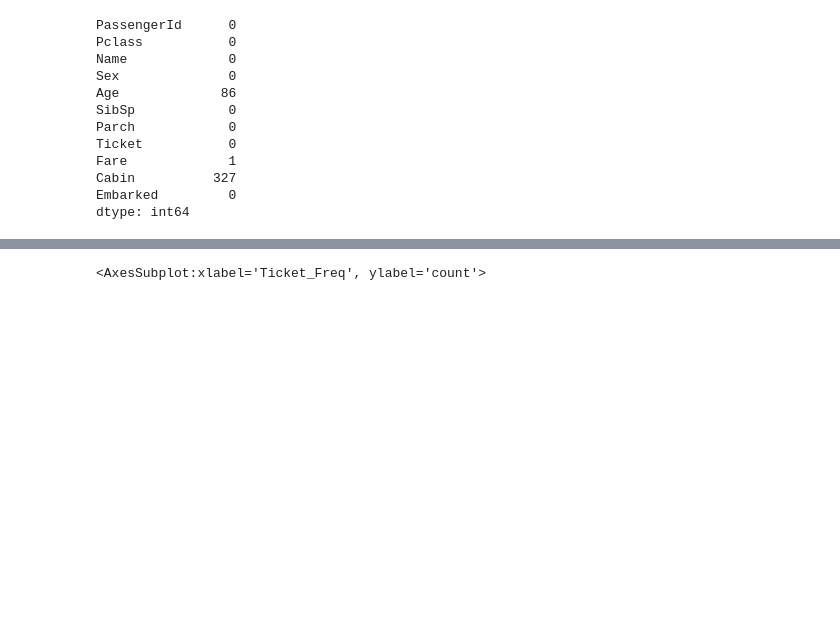
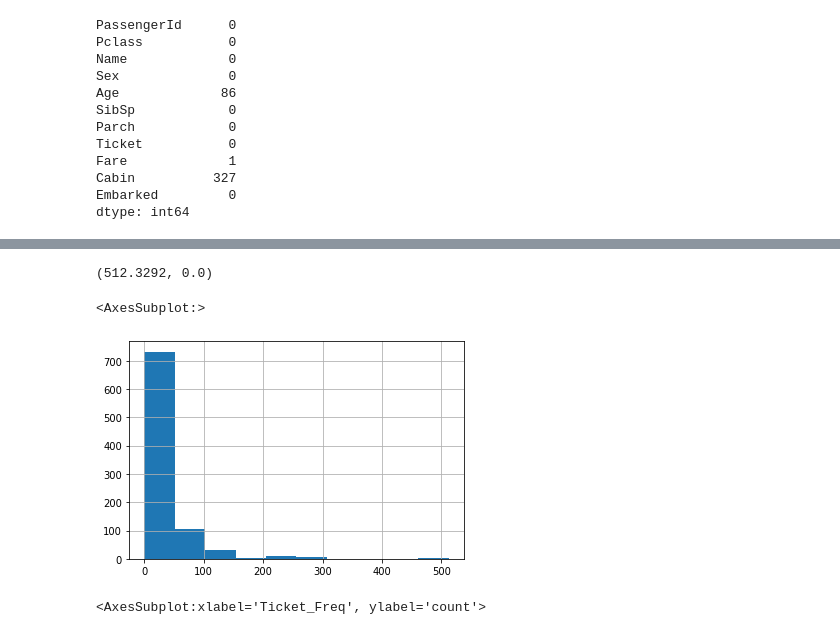
Before and after one commit to benchov/Kaggle, a Jupyter notebook: titanic-competition.ipynb, the cells around one changed output, grey strips where cells are left out. Drawn from its saved outputs; the diff is of its cells as text; code cells hidden in the pictures; blank space fills up the shorter version.

```diff
--- a/titanic-competition.ipynb
+++ b/titanic-competition.ipynb
@@ -226,6 +226,15 @@ train_df[:10]
 | 7 | 8 | 0 | 3 | Palsson, Master. Gosta Leonard | male | 2.0 | 3 | 1 | 349909 | 21.0750 | ... |
 | 8 | 9 | 1 | 3 | Johnson, Mrs. Oscar W (Elisabeth ... | female | 27.0 | 0 | 2 | 347742 | 11.1333 | ... |
 | 9 | 10 | 1 | 2 | Nasser, Mrs. Nicholas (Adele Achem) | female | 14.0 | 1 | 0 | 237736 | 30.0708 | ... |
+# %%
+train_df['Fare'].max(), train_df["Fare"].min()
+# %% [output]
+(512.3292, 0.0)
+# %%
+train_df["Fare"].hist()
+# %% [output]
+<AxesSubplot:>
+[figure, added]
 # %%
 age_by_pclass_sex = train_df.groupby(['Sex', 'Pclass']).median()['Age']
 # %%
```
Also changed, not shown: parts of 14 cells of this notebook.
